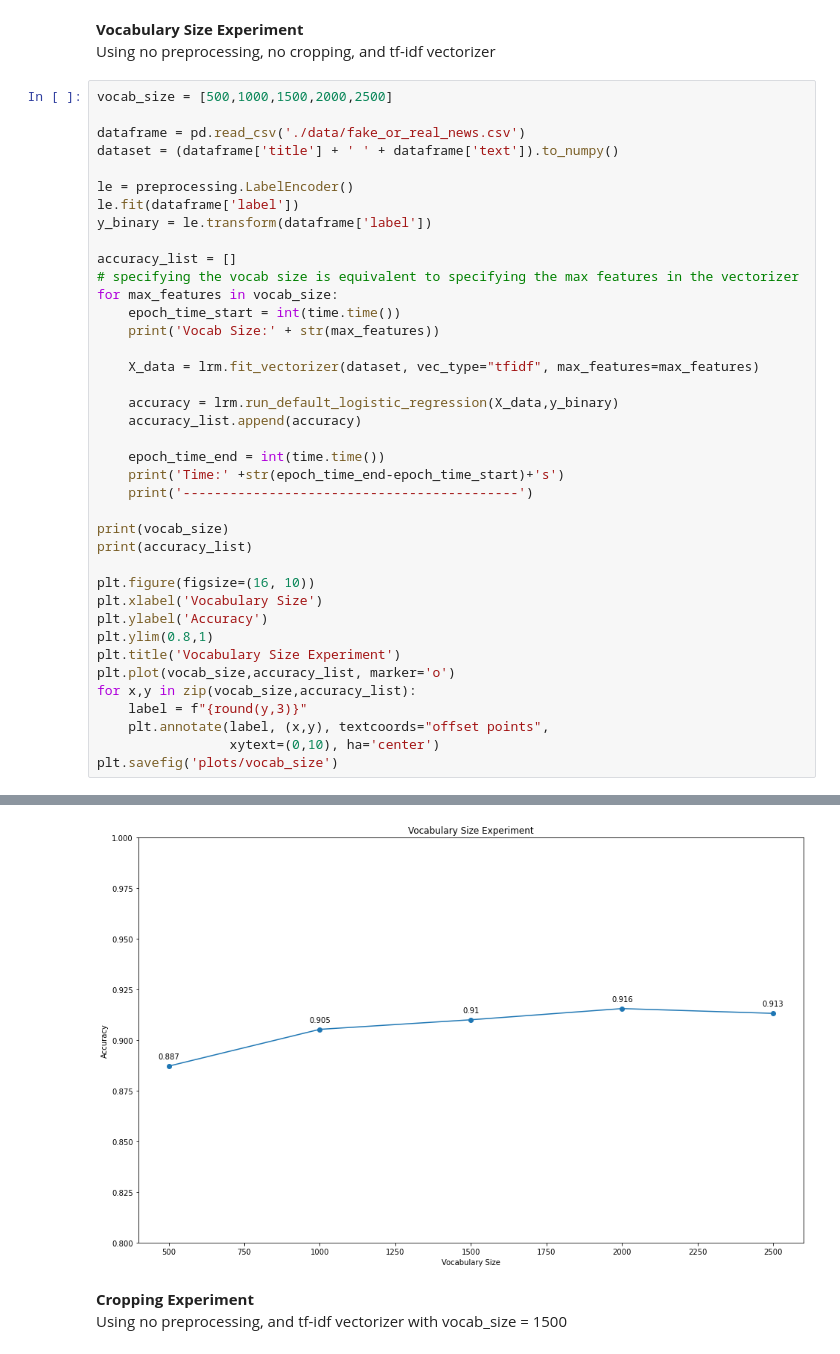
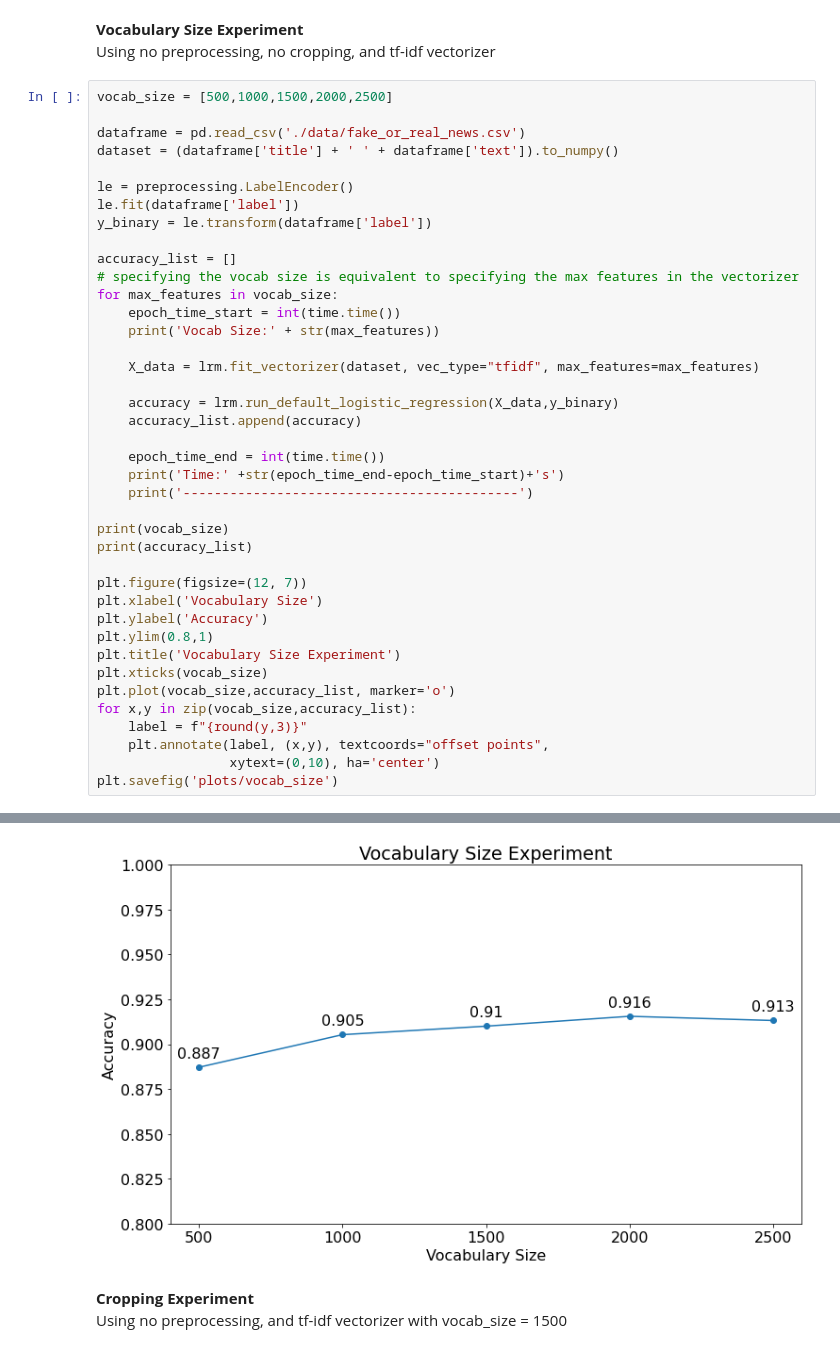
Before and after one commit to Luna-Xinyue/FakeNewsDetector, a Jupyter notebook: LogisticRegression.ipynb, the cells around one changed output, grey strips where cells are left out. Drawn from its saved outputs; the diff is of its cells as text.

```diff
--- a/LogisticRegression.ipynb
+++ b/LogisticRegression.ipynb
@@ -41,11 +46,12 @@ for max_features in vocab_size:
 print(vocab_size)
 print(accuracy_list)
 
-plt.figure(figsize=(16, 10))
+plt.figure(figsize=(12, 7))
 plt.xlabel('Vocabulary Size')
 plt.ylabel('Accuracy')
 plt.ylim(0.8,1)
 plt.title('Vocabulary Size Experiment')
+plt.xticks(vocab_size)
 plt.plot(vocab_size,accuracy_list, marker='o')
 for x,y in zip(vocab_size,accuracy_list):
     label = f"{round(y,3)}"
@@ -70,7 +76,7 @@ Time:12s
 -------------------------------------------
 [500, 1000, 1500, 2000, 2500]
 [0.8871349644830308, 0.9052880820836622, 0.9100236779794791, 0.9155485398579322, 0.9131807419100236]
-[figure, old version]
+[figure, new version]
 # %% [markdown]
 **Cropping Experiment**
 <br>
```
Also changed, not shown: parts of 5 cells of this notebook, 5 other files.
